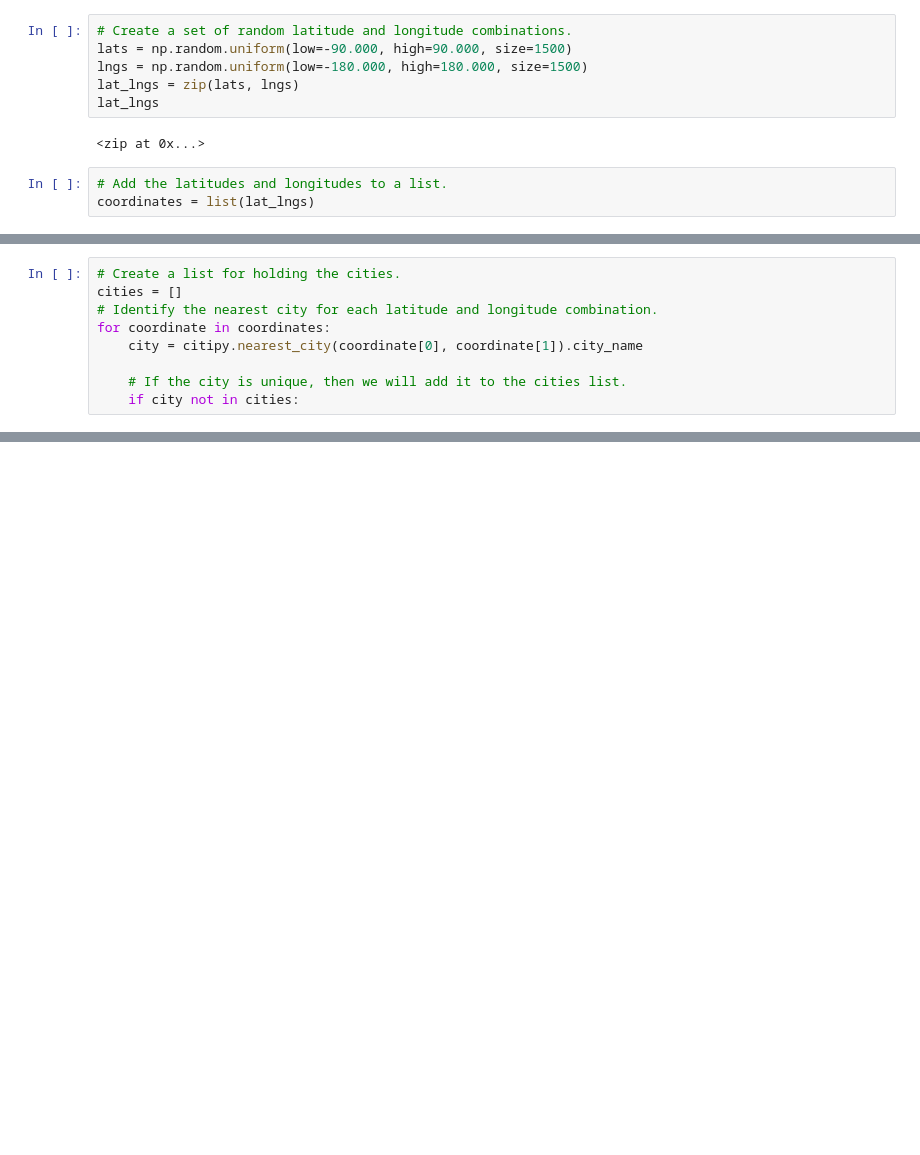
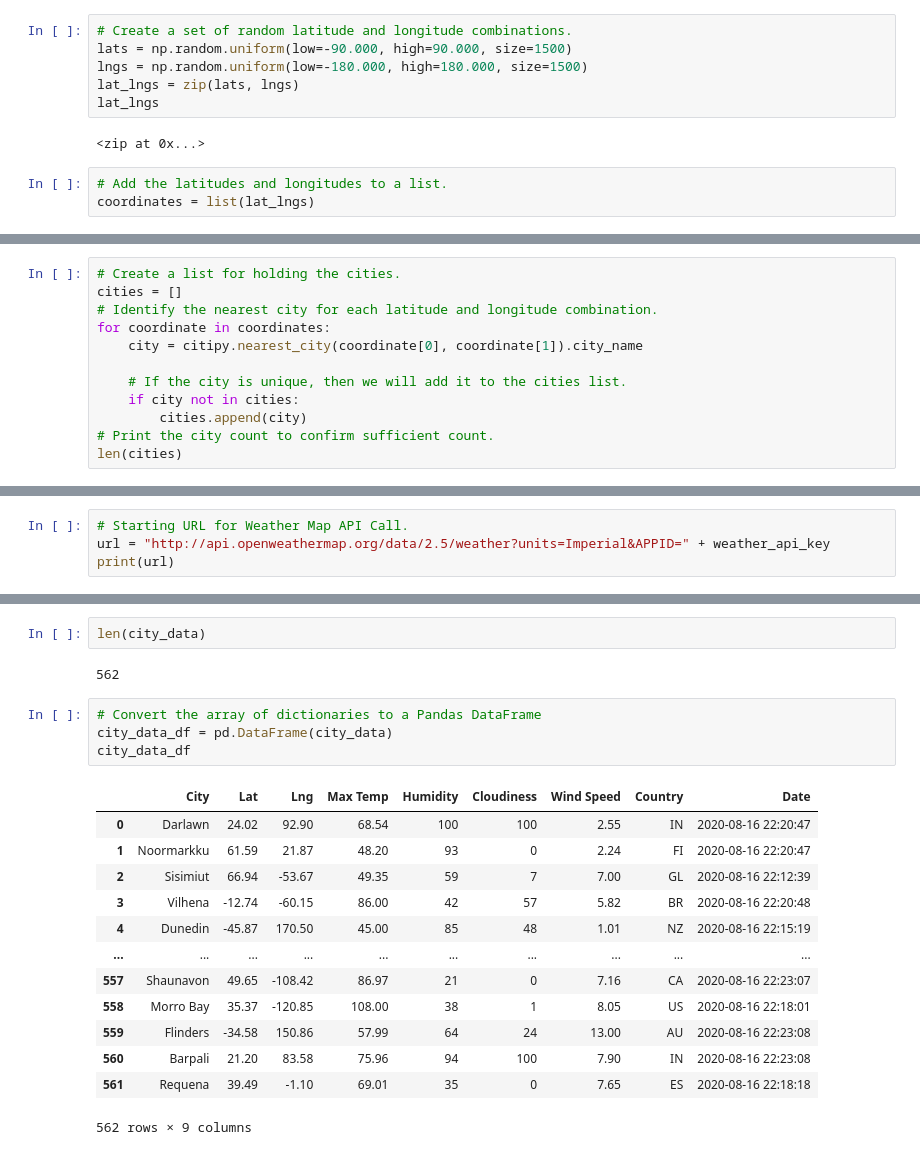
Before and after one commit to jasonatoledo/Python_APIs_Weather_Analysis, a Jupyter notebook: WeatherPy.ipynb, the cells around one changed output, grey strips where cells are left out. Drawn from its saved outputs; the diff is of its cells as text; blank space fills up the shorter version.

Commit message:
Updating WeatherPy

```diff
--- a/WeatherPy.ipynb
+++ b/WeatherPy.ipynb
@@ -26,3 +24,6 @@ for coordinate in coordinates:
 
     # If the city is unique, then we will add it to the cities list.
     if city not in cities:
+        cities.append(city)
+# Print the city count to confirm sufficient count.
+len(cities)
@@ -28,0 +37,4 @@ for coordinate in coordinates:
+# %%
+# Starting URL for Weather Map API Call.
+url = "http://api.openweathermap.org/data/2.5/weather?units=Imperial&APPID=" + weather_api_key
+print(url)
@@ -28,0 +125,22 @@ for coordinate in coordinates:
+# %%
+len(city_data)
+# %% [output]
+562
+# %%
+# Convert the array of dictionaries to a Pandas DataFrame
+city_data_df = pd.DataFrame(city_data)
+city_data_df
+# %% [output]
+|  | City | Lat | Lng | Max Temp | Humidity | Cloudiness | Wind Speed | Country | Date |
+| 0 | Darlawn | 24.02 | 92.90 | 68.54 | 100 | 100 | 2.55 | IN | 2020-08-16 22:20:47 |
+| 1 | Noormarkku | 61.59 | 21.87 | 48.20 | 93 | 0 | 2.24 | FI | 2020-08-16 22:20:47 |
+| 2 | Sisimiut | 66.94 | -53.67 | 49.35 | 59 | 7 | 7.00 | GL | 2020-08-16 22:12:39 |
+| 3 | Vilhena | -12.74 | -60.15 | 86.00 | 42 | 57 | 5.82 | BR | 2020-08-16 22:20:48 |
+| 4 | Dunedin | -45.87 | 170.50 | 45.00 | 85 | 48 | 1.01 | NZ | 2020-08-16 22:15:19 |
+| ... | ... | ... | ... | ... | ... | ... | ... | ... | ... |
+| 557 | Shaunavon | 49.65 | -108.42 | 86.97 | 21 | 0 | 7.16 | CA | 2020-08-16 22:23:07 |
+| 558 | Morro Bay | 35.37 | -120.85 | 108.00 | 38 | 1 | 8.05 | US | 2020-08-16 22:18:01 |
+| 559 | Flinders | -34.58 | 150.86 | 57.99 | 64 | 24 | 13.00 | AU | 2020-08-16 22:23:08 |
+| 560 | Barpali | 21.20 | 83.58 | 75.96 | 94 | 100 | 7.90 | IN | 2020-08-16 22:23:08 |
+| 561 | Requena | 39.49 | -1.10 | 69.01 | 35 | 0 | 7.65 | ES | 2020-08-16 22:18:18 |
+562 rows × 9 columns
```
Also changed, not shown: parts of 9 cells of this notebook, 1 other file.
